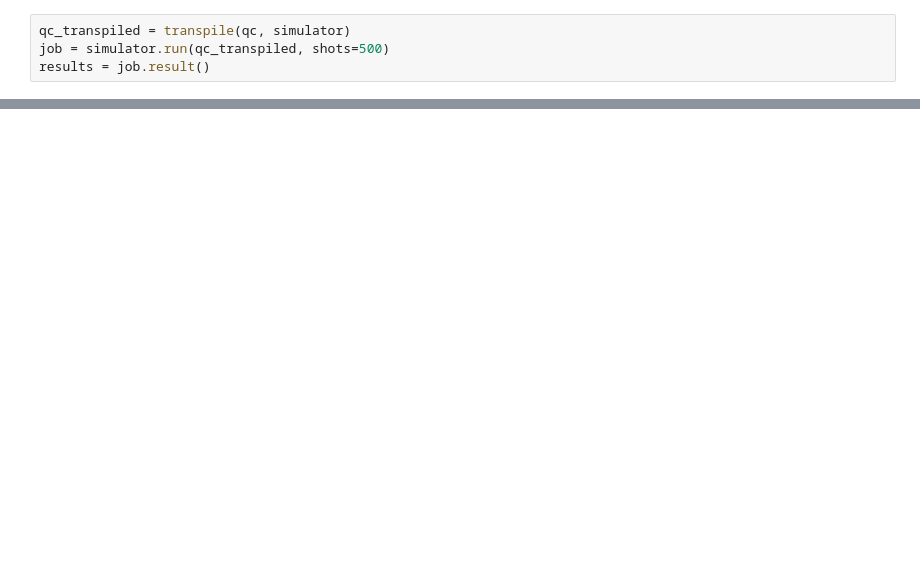
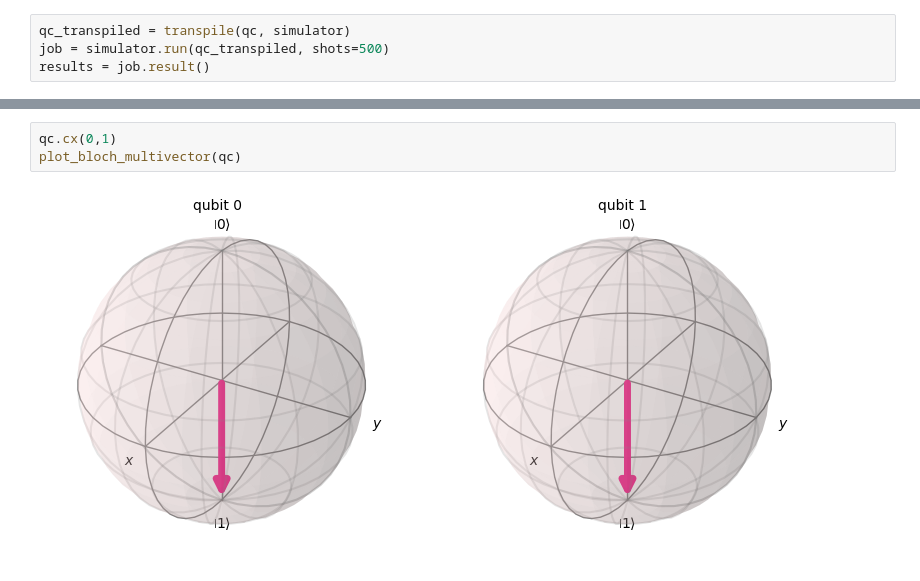
Before and after one commit to usmanUA/Ftl_quantum, a Jupyter notebook: superposition.ipynb, the cells around one changed output, grey strips where cells are left out. Saved outputs shown, nothing was run; the diff lists cells and outputs as text; blank space fills up the shorter version.

```diff
--- a/superposition.ipynb
+++ b/superposition.ipynb
@@ -33,0 +38,5 @@ circuit.draw('mpl')
+# %%
+qc.cx(0,1)
+plot_bloch_multivector(qc)
+# %% [output]
+[figure, added]
```
Also changed, not shown: parts of 7 cells of this notebook.
